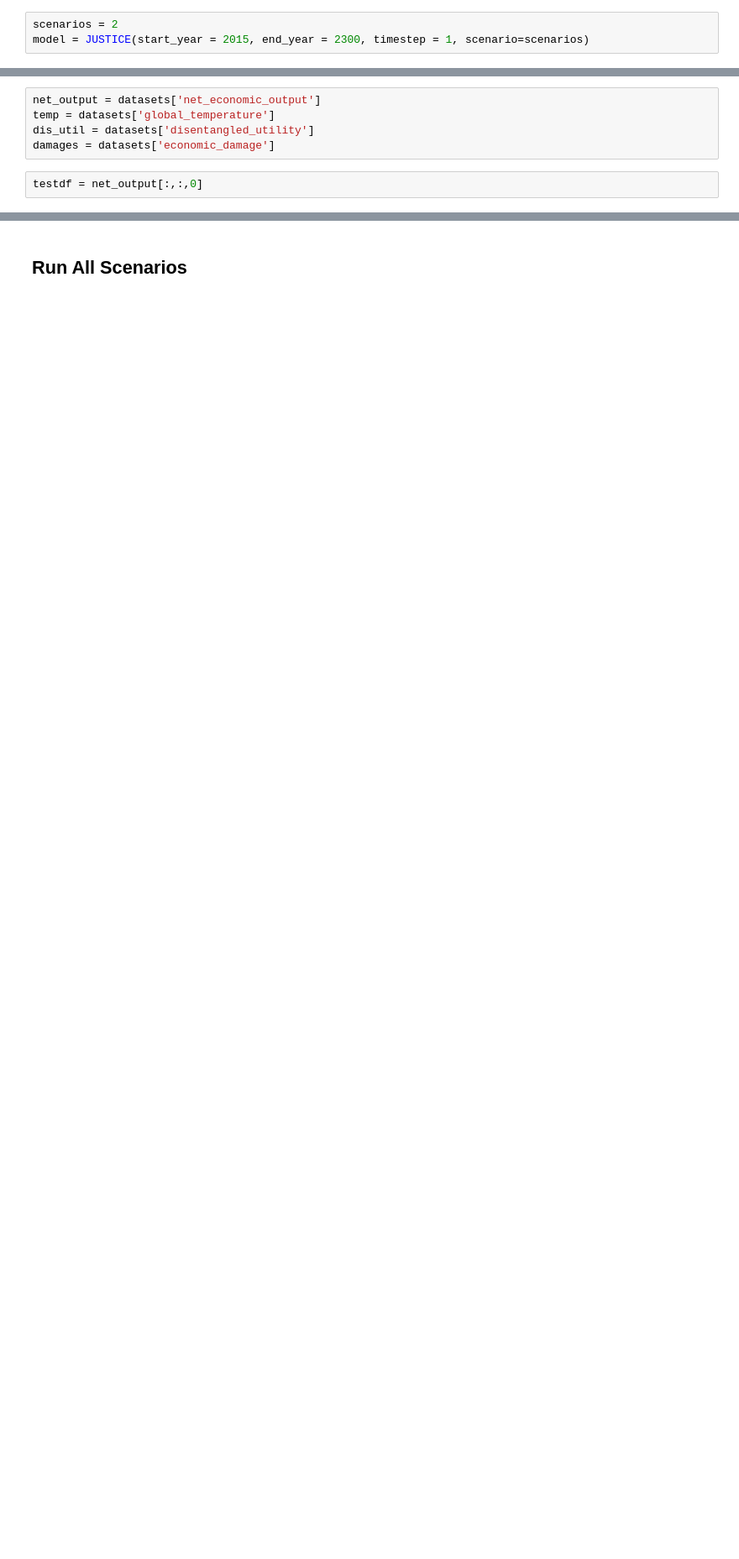
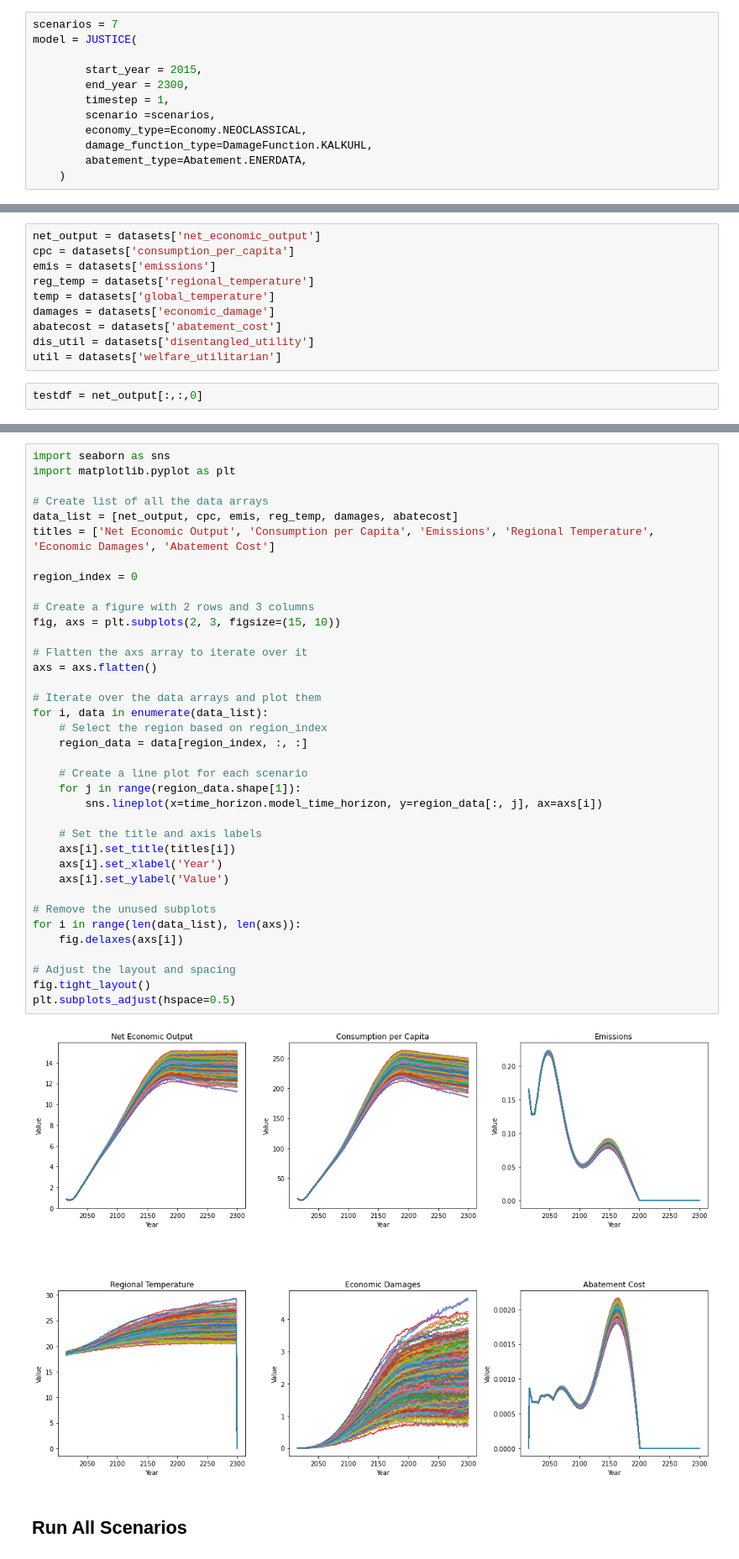
Before and after one commit to pollockDeVis/JUSTICE, a Jupyter notebook: JUSTICE_example_run.ipynb, the cells around one changed output, grey strips where cells are left out. Shown: that part at 84% size. Cells and saved outputs as stored; diff of their text form; blank space fills up the shorter version.

Commit message:
fixed consumption per capita scenario handling and created the updated JUSTICE example run with preliminary data handling and viz

```diff
--- a/JUSTICE_example_run.ipynb
+++ b/JUSTICE_example_run.ipynb
@@ -114,3 +103,12 @@ plt.show()
 # %%
-scenarios = 2
-model = JUSTICE(start_year = 2015, end_year = 2300, timestep = 1, scenario=scenarios)
+scenarios = 7
+model = JUSTICE(
+
+        start_year = 2015,
+        end_year = 2300,
+        timestep = 1,
+        scenario =scenarios,
+        economy_type=Economy.NEOCLASSICAL,
+        damage_function_type=DamageFunction.KALKUHL,
+        abatement_type=Abatement.ENERDATA,
+    )
@@ -125,7 +126,12 @@ datasets = model.evaluate(welfare_function=WelfareFunction.UTILITARIAN)
 # %%
 net_output = datasets['net_economic_output']
+cpc = datasets['consumption_per_capita']
+emis = datasets['emissions']
+reg_temp = datasets['regional_temperature']
 temp = datasets['global_temperature']
+damages = datasets['economic_damage']
+abatecost = datasets['abatement_cost']
 dis_util = datasets['disentangled_utility']
-damages = datasets['economic_damage']
+util = datasets['welfare_utilitarian']
 # %%
 testdf = net_output[:,:,0]
@@ -263,2 +161,41 @@ pl.ylabel('Temperature anomaly (K)')
+# %%
+import seaborn as sns
+import matplotlib.pyplot as plt
+
+# Create list of all the data arrays
+data_list = [net_output, cpc, emis, reg_temp, damages, abatecost]
+titles = ['Net Economic Output', 'Consumption per Capita', 'Emissions', 'Regional Temperature', 'Economic Damages', 'Abatement Cost']
+
+region_index = 0
+
+# Create a figure with 2 rows and 3 columns
+fig, axs = plt.subplots(2, 3, figsize=(15, 10))
+
+# Flatten the axs array to iterate over it
+axs = axs.flatten()
+
+# Iterate over the data arrays and plot them
+for i, data in enumerate(data_list):
+    # Select the region based on region_index
+    region_data = data[region_index, :, :]
+
+    # Create a line plot for each scenario
+    for j in range(region_data.shape[1]):
+        sns.lineplot(x=time_horizon.model_time_horizon, y=region_data[:, j], ax=axs[i])
+
+    # Set the title and axis labels
+    axs[i].set_title(titles[i])
+    axs[i].set_xlabel('Year')
+    axs[i].set_ylabel('Value')
+
+# Remove the unused subplots
+for i in range(len(data_list), len(axs)):
+    fig.delaxes(axs[i])
+
+# Adjust the layout and spacing
+fig.tight_layout()
+plt.subplots_adjust(hspace=0.5)
+# %% [output]
+[figure, added]
 # %% [markdown]
 ## Run All Scenarios
```
Also changed, not shown: parts of 46 cells of this notebook, 1 other file.
